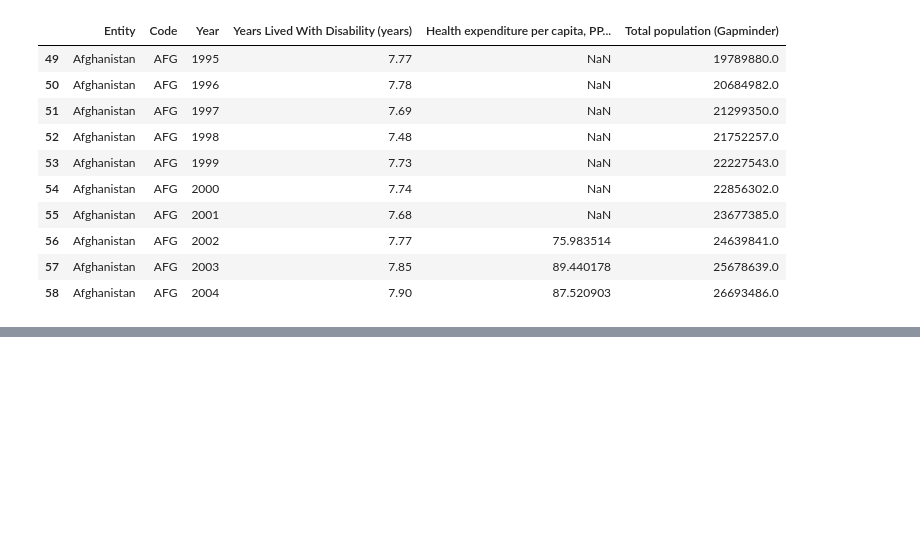
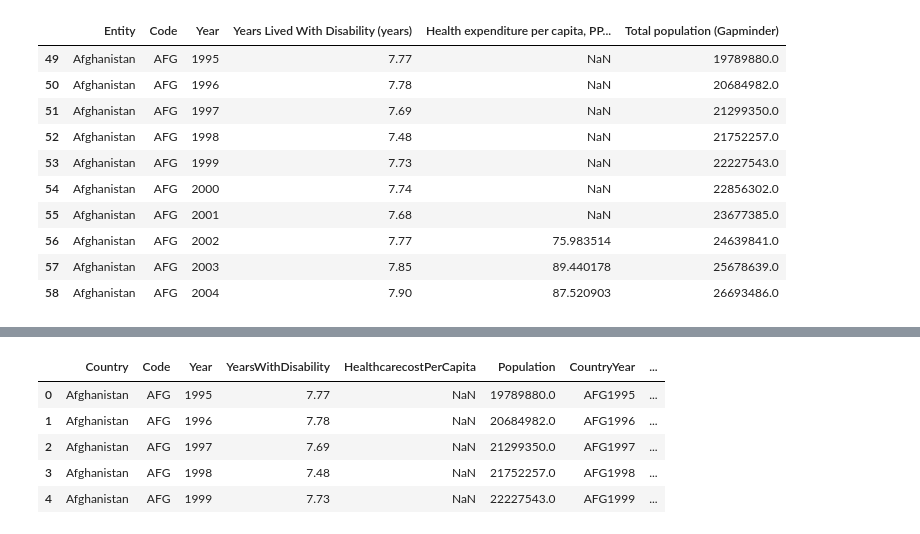
Before and after one commit to NamiF/The-cost-of-healcare-related-to-longevity, a Jupyter notebook: Healthcare_cost_of_longevity.ipynb, the cells around one changed output, grey strips where cells are left out. Cells and saved outputs as stored; diff of their text form; code cells hidden in the pictures; blank space fills up the shorter version.

```diff
--- a/Healthcare_cost_of_longevity.ipynb
+++ b/Healthcare_cost_of_longevity.ipynb
@@ -39,0 +52,3 @@ year95_14.head(10)
+# %%
+gdp_year95_14=gdp_per_capita.loc[(gdp_per_capita['Year']>=1995) & (gdp_per_capita['Year']<=2014)]
+gdp_year95_14.shape
@@ -39,0 +61,3 @@ year95_14.head(10)
+# %%
+healthcost_percapita_95to14['CountryYear'] = healthcost_percapita_95to14["Code"]+healthcost_percapita_95to14["Year"].map(str)
+healthcost_percapita_95to14.head(5)
@@ -39,0 +76,2 @@ year95_14.head(10)
+# %%
+gdp_year95_14['CountryYear'] = gdp_year95_14["Code"]+gdp_year95_14["Year"].map(str)
@@ -39,0 +103,10 @@ year95_14.head(10)
+# %%
+healthcarecost.columns=['Country','Code','Year','YearsWithDisability','HealthcarecostPerCapita','Population','CountryYear','country2','code2','year2','GDPperCapitaUSD']
+healthcarecost.head(5)
+# %% [output]
+|  | Country | Code | Year | YearsWithDisability | HealthcarecostPerCapita | Population | CountryYear | ... |
+| 0 | Afghanistan | AFG | 1995 | 7.77 | NaN | 19789880.0 | AFG1995 | ... |
+| 1 | Afghanistan | AFG | 1996 | 7.78 | NaN | 20684982.0 | AFG1996 | ... |
+| 2 | Afghanistan | AFG | 1997 | 7.69 | NaN | 21299350.0 | AFG1997 | ... |
+| 3 | Afghanistan | AFG | 1998 | 7.48 | NaN | 21752257.0 | AFG1998 | ... |
+| 4 | Afghanistan | AFG | 1999 | 7.73 | NaN | 22227543.0 | AFG1999 | ... |
```
Also changed, not shown: parts of 19 cells of this notebook.
